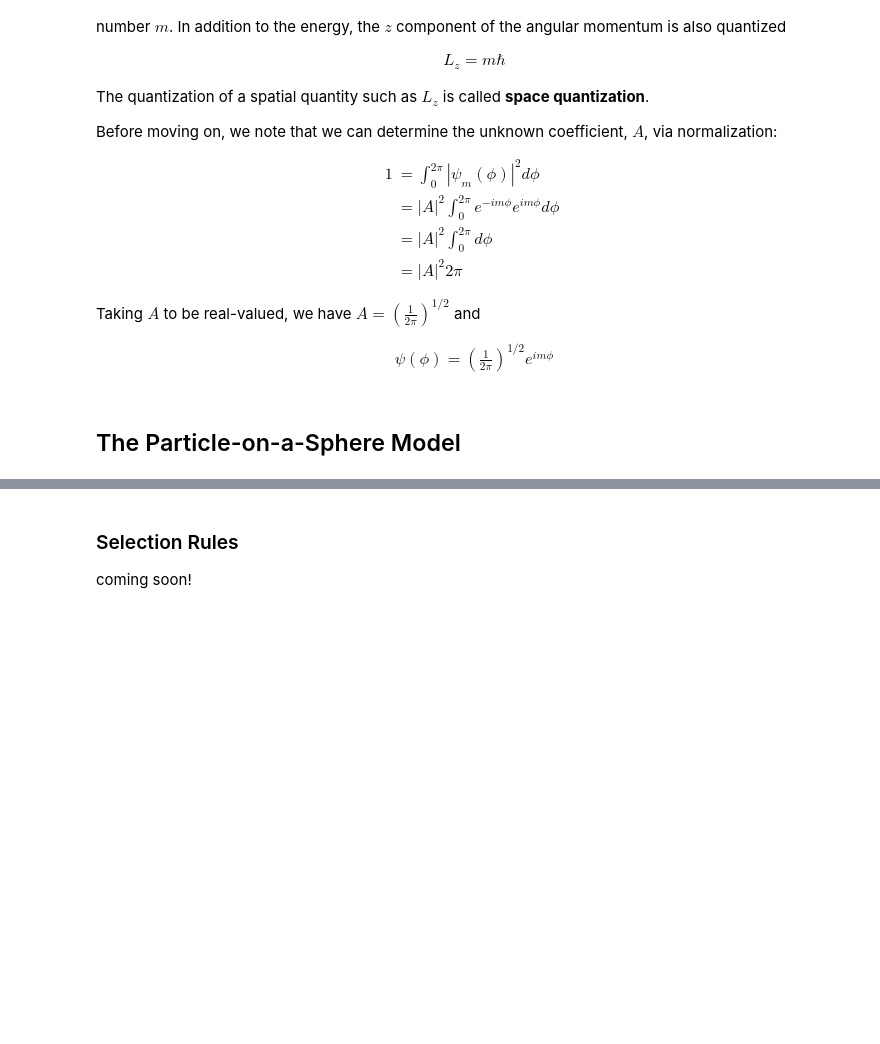
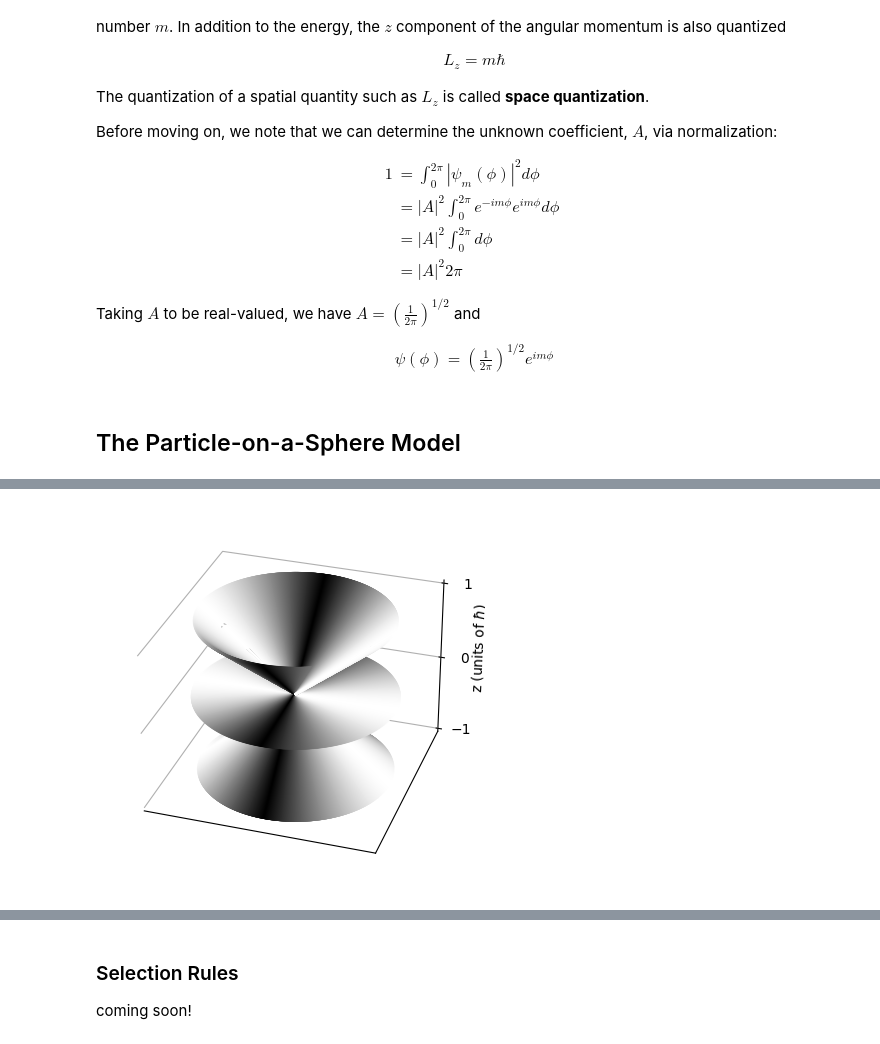
Before and after one commit to deprincelab/deprincelab.github.io, a Jupyter notebook: tutorials/jupyter_notebooks/rotation/rotation.ipynb, the cells around one changed output, grey strips where cells are left out. Saved outputs shown, nothing was run; the diff lists cells and outputs as text; code cells hidden in the pictures; blank space fills up the shorter version.

Commit message:
rotations

```diff
--- a/tutorials/jupyter_notebooks/rotation/rotation.ipynb
+++ b/tutorials/jupyter_notebooks/rotation/rotation.ipynb
@@ -511,0 +574,31 @@ The states can be characterized two quantum numbers, $l$ and $m$, with $l = 0, 1
+# %%
+fig = plt.figure()
+ax = plt.axes(projection="3d")
+ax.view_init(azim=-72)
+
+# l = 1
+magnitude = np.sqrt(l*(l+1))
+
+for m in range (-1, 2):
+    radius = np.sqrt( l*(l+1) - m*m )
+    x = np.linspace(-radius, radius, 500)
+    y = np.sqrt(radius**2 - x**2)
+    for i in range (0, len(x)):
+        val = abs(x[i]) / abs(x[-1])
+        plt.plot([0, x[i]], [0, y[i]], [0, m], color = (val, val, val))
+        plt.plot([0, x[i]], [0, -y[i]], [0, m], color = (val, val, val))
+
+ax.xaxis.set_pane_color((1.0, 1.0, 1.0, 0.0))
+ax.yaxis.set_pane_color((1.0, 1.0, 1.0, 0.0))
+ax.zaxis.set_pane_color((1.0, 1.0, 1.0, 0.0))
+
+ax.zaxis.set_ticks(ticks=[-1, 0, 1])
+
+ax.set_zlabel(r'z (units of $\hbar$)', rotation = 0, labelpad= -2)
+
+plt.xticks(ticks = [])
+plt.yticks(ticks = [])
+
+plt.show()
+# %% [output]
+[figure, added]
```
Also changed, not shown: parts of 6 cells of this notebook.
